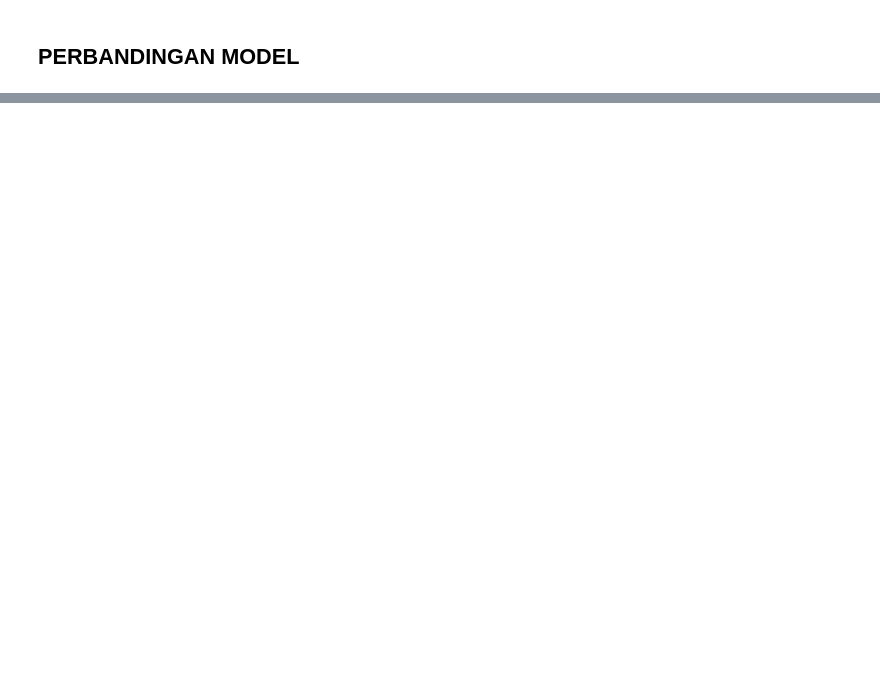
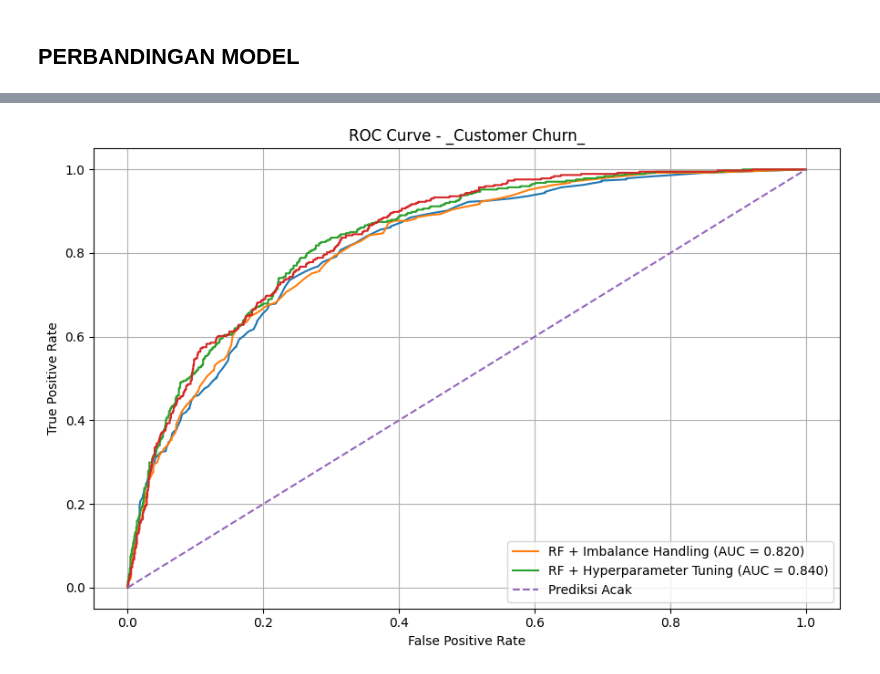
Before and after one commit to Rani241/Machine-Learning-Telco-Customer-Churn, a Jupyter notebook: Telco Customer Churn/Telco Customer Churn.ipynb, the cells around one changed output, grey strips where cells are left out. Cells and saved outputs as stored; diff of their text form; code cells hidden in the pictures; blank space fills up the shorter version.

```diff
--- a/Telco Customer Churn/Telco Customer Churn.ipynb
+++ b/Telco Customer Churn/Telco Customer Churn.ipynb
@@ -628,10 +692,10 @@ from sklearn.metrics import (
 )
 
 model_list = {
-    "Random Forest Biasa": model_biasa,
+    "_Random Forest_ Biasa": model_biasa,
     "RF + Imbalance Handling": model,
     "RF + Hyperparameter Tuning": grid_search.best_estimator_,
-    "Logistic Regression": model_lr
+    "_Logistic Regression_": model_lr
 }
 
 hasil = []
@@ -659,22 +729,24 @@ display(hasil_model.round(4))
 # %%
 import matplotlib.pyplot as plt
 from sklearn.metrics import roc_curve, roc_auc_score
 
 plt.figure(figsize=(9, 6))
 
 for nama, mdl in model_list.items():
     probabilitas = mdl.predict_proba(x_test)[:, 1]
 
     fpr, tpr, _ = roc_curve(y_test, probabilitas)
     auc = roc_auc_score(y_test, probabilitas)
 
     plt.plot(fpr, tpr, label=f"{nama} (AUC = {auc:.3f})")
 
 plt.plot([0, 1], [0, 1], "--", label="Prediksi Acak")
 plt.xlabel("False Positive Rate")
 plt.ylabel("True Positive Rate")
-plt.title("ROC Curve - Customer Churn")
+plt.title("ROC Curve - _Customer Churn_")
 plt.legend()
 plt.grid(True)
 plt.tight_layout()
 plt.show()
+# %% [output]
+[figure, added]
```
Also changed, not shown: parts of 26 cells of this notebook.
